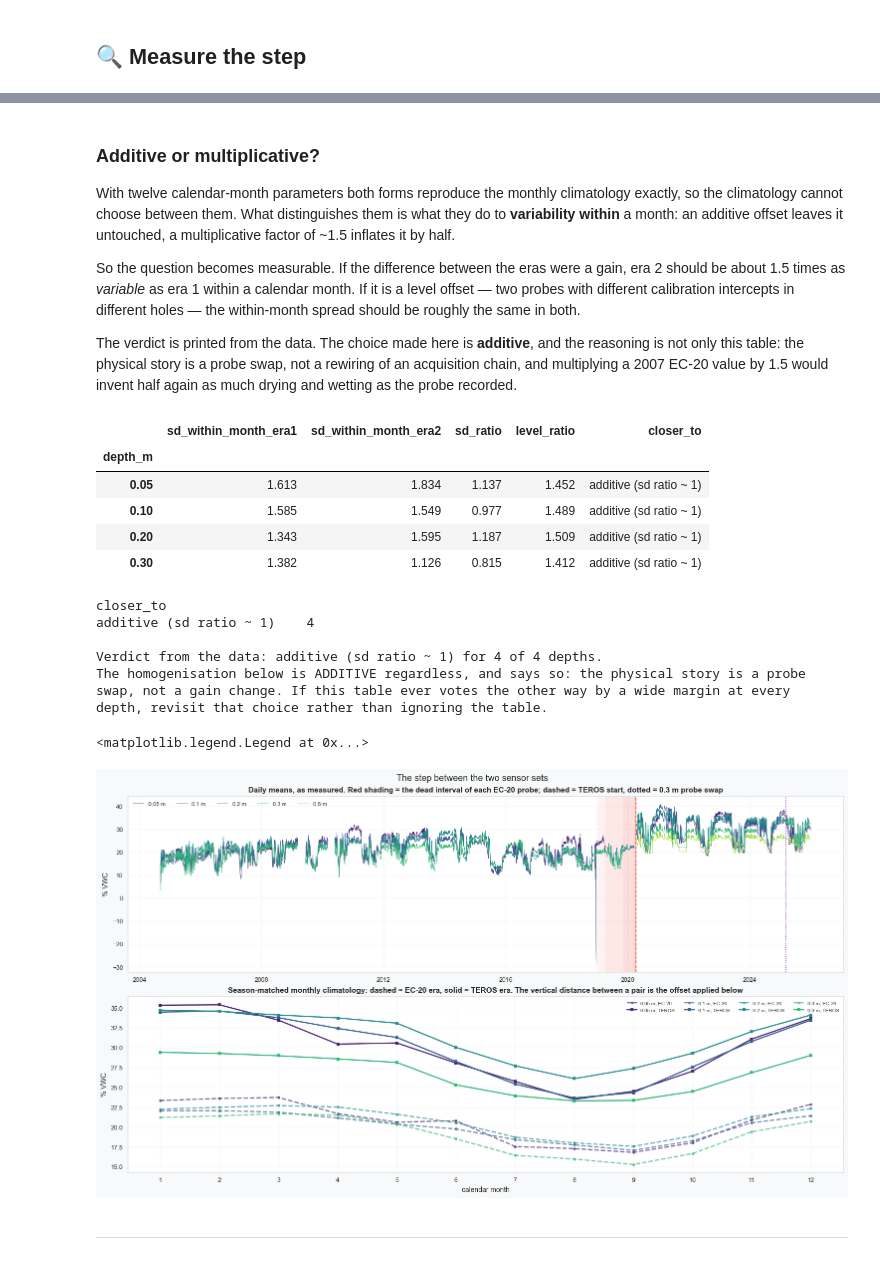
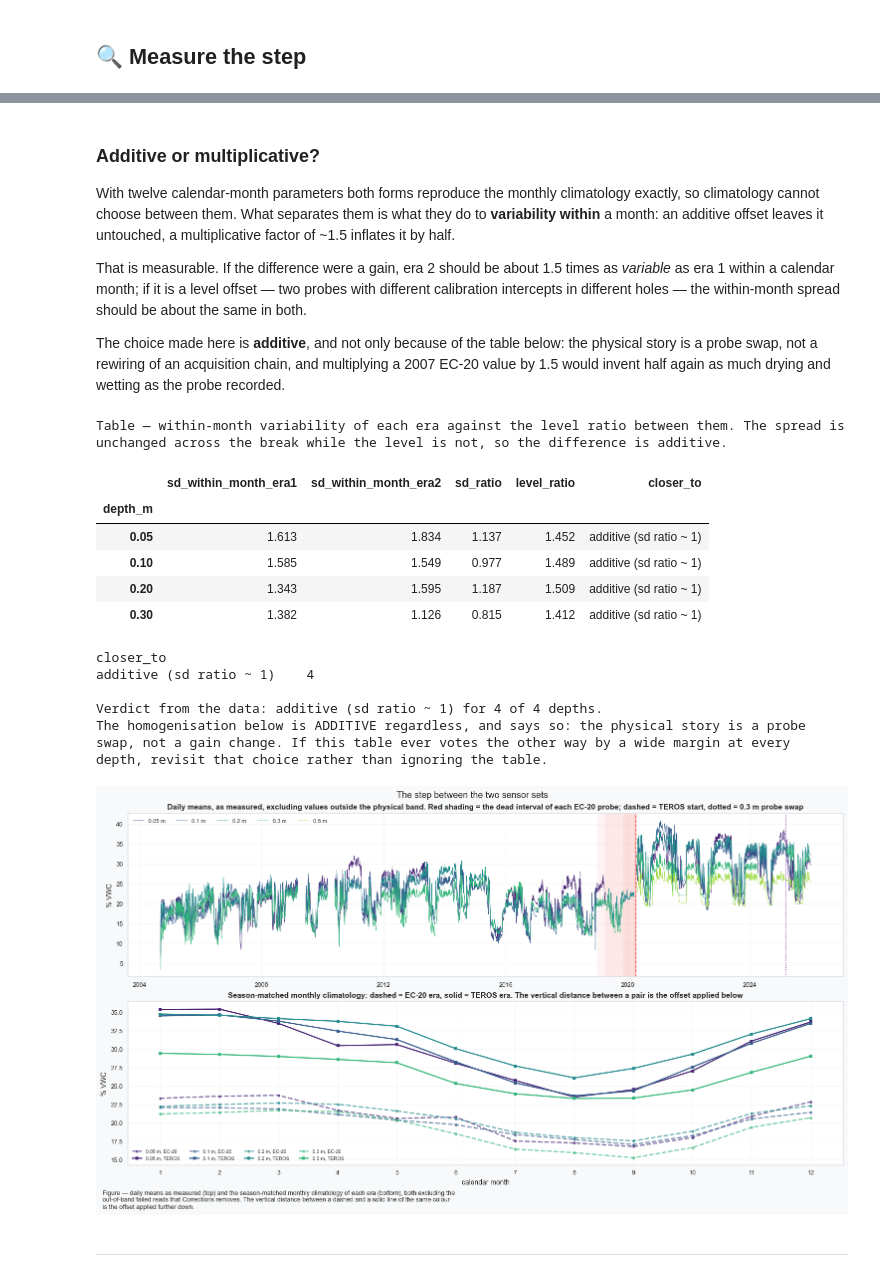
Before and after one commit to holukas/dataset_ch-lae_flux_product, a Jupyter notebook: workflow/10_METEO/30_PRODUCTS/09_METEO_SWC_FF1_2004-2025.ipynb, the cells around one changed output, grey strips where cells are left out. Cells and saved outputs as stored; diff of their text form; code cells hidden in the pictures.

```diff
--- a/workflow/10_METEO/30_PRODUCTS/09_METEO_SWC_FF1_2004-2025.ipynb
+++ b/workflow/10_METEO/30_PRODUCTS/09_METEO_SWC_FF1_2004-2025.ipynb
@@ -828,7 +828,7 @@ the export, outside this repository; see `redact_people()` in the helpers.
 def bulk_plaintext(s) -> str:
     """Like plaintext(), but preserves line structure. Redacts the people it names, as plaintext().
 
-    The bulk row is a 28 k-character paste in which every sub-entry begins on its own line. The
+    The bulk row is a ~29 k-character paste in which every sub-entry begins on its own line. The
     ordinary tag strip turns that into a single line and destroys the only structure there is, so
     <br> and closing block tags become newlines BEFORE the tags are removed.
     """
@@ -1534,9 +1566,16 @@ def era_series(depth, code, clean=True):
     return s.dropna()
 
 
-# Which depths carry more than one sensor era at all - derived, not declared.
-STEP_DEPTHS = [d for d in DEPTHS
-               if len(set(swc[flagcol(d)].unique()) & set(MEASURED_FLAGS)) > 1]
+def multi_era_depths() -> list:
+    """Depths whose flag column currently carries more than one measured era.
+
+    Derived from the flags rather than declared, and re-derived after the corrections below, so a
+    depth that lost an era to screening cannot keep a homogenised column it no longer earns.
+    """
+    return [d for d in DEPTHS if len(set(swc[flagcol(d)].unique()) & set(MEASURED_FLAGS)) > 1]
+
+
+STEP_DEPTHS = multi_era_depths()
 print(f"depths with more than one sensor era: {STEP_DEPTHS} m")
 print(f"depths with a single era (nothing to step): "
       f"{[d for d in DEPTHS if d not in STEP_DEPTHS]} m\n")
@@ -1555,13 +1594,14 @@ for d in STEP_DEPTHS:
                   'season_matched_step': float((m2[_common] - m1[_common]).mean()),
                   'ratio_era2_era1': float(e2.mean() / e1.mean())})
 STEPTAB = pd.DataFrame(_rows).set_index('depth_m').round(3)
+tabcap('the step between the two sensor sets, raw and season-matched. It is large and positive at '
+       'every depth, and no implied ratio is near a round number, so it is not a unit or gain '
+       'error that slipped past the tag check - it is two instruments in two different holes.')
 display(STEPTAB)
 
 print(f"season-matched step: {STEPTAB['season_matched_step'].min():+.2f} to "
       f"{STEPTAB['season_matched_step'].max():+.2f} % VWC across the four depths")
 print(f"implied ratios:      {', '.join(f'{v:.3f}' for v in STEPTAB['ratio_era2_era1'])}")
-print("\nNot one of those ratios is near a round number, so this is not a unit or gain error that\n"
-      "slipped past the tag check. It is two different instruments in two different holes.")
 # %% [output]
 depths with more than one sensor era: ['0.05', '0.1', '0.2', '0.3'] m
 depths with a single era (nothing to step): ['0.5'] m
@@ -1628,20 +1681,17 @@ ratio winter/summer:        1.51
 # %% [markdown]
 ### Additive or multiplicative?
 
-With twelve calendar-month parameters both forms reproduce the monthly climatology exactly, so the
-climatology cannot choose between them. What distinguishes them is what they do to **variability
-within** a month: an additive offset leaves it untouched, a multiplicative factor of ~1.5 inflates
-it by half.
+With twelve calendar-month parameters both forms reproduce the monthly climatology exactly, so
+climatology cannot choose between them. What separates them is what they do to **variability within**
+a month: an additive offset leaves it untouched, a multiplicative factor of ~1.5 inflates it by half.
 
-So the question becomes measurable. If the difference between the eras were a gain, era 2 should be
-about 1.5 times as *variable* as era 1 within a calendar month. If it is a level offset — two probes
-with different calibration intercepts in different holes — the within-month spread should be roughly
-the same in both.
+That is measurable. If the difference were a gain, era 2 should be about 1.5 times as *variable* as
+era 1 within a calendar month; if it is a level offset — two probes with different calibration
+intercepts in different holes — the within-month spread should be about the same in both.
 
-The verdict is printed from the data. The choice made here is **additive**, and the reasoning is
-not only this table: the physical story is a probe swap, not a rewiring of an acquisition chain, and
-multiplying a 2007 EC-20 value by 1.5 would invent half again as much drying and wetting as the
-probe recorded.
+The choice made here is **additive**, and not only because of the table below: the physical story is
+a probe swap, not a rewiring of an acquisition chain, and multiplying a 2007 EC-20 value by 1.5 would
+invent half again as much drying and wetting as the probe recorded.
 # %%
 _rows = []
 for d in STEP_DEPTHS:
@@ -1656,6 +1706,8 @@ VARTAB = pd.DataFrame(_rows).set_index('depth_m').round(3)
 VARTAB['closer_to'] = np.where((VARTAB['sd_ratio'] - 1).abs()
                                < (VARTAB['sd_ratio'] - VARTAB['level_ratio']).abs(),
                                'additive (sd ratio ~ 1)', 'multiplicative (sd ratio ~ level ratio)')
+tabcap('within-month variability of each era against the level ratio between them. The spread is '
+       'unchanged across the break while the level is not, so the difference is additive.')
 display(VARTAB)
 
 _votes = VARTAB['closer_to'].value_counts()
@@ -1665,55 +1717,65 @@ print("The homogenisation below is ADDITIVE regardless, and says so: the physica
       "swap, not a gain change. If this table ever votes the other way by a wide margin at every\n"
       "depth, revisit that choice rather than ignoring the table.")
 # %% [output]
+Table — within-month variability of each era against the level ratio between them. The spread is
+unchanged across the break while the level is not, so the difference is additive.
 |  | sd_within_month_era1 | sd_within_month_era2 | sd_ratio | level_ratio | closer_to |
 | depth_m |  |  |  |  |  |
 | 0.05 | 1.613 | 1.834 | 1.137 | 1.452 | additive (sd ratio ~ 1) |
 | 0.10 | 1.585 | 1.549 | 0.977 | 1.489 | additive (sd ratio ~ 1) |
 | 0.20 | 1.343 | 1.595 | 1.187 | 1.509 | additive (sd ratio ~ 1) |
 | 0.30 | 1.382 | 1.126 | 0.815 | 1.412 | additive (sd ratio ~ 1) |
-closer_to
-additive (sd ratio ~ 1)    4
-
-Verdict from the data: additive (sd ratio ~ 1) for 4 of 4 depths.
-The homogenisation below is ADDITIVE regardless, and says so: the physical story is a probe
-swap, not a gain change. If this table ever votes the other way by a wide margin at every
-depth, revisit that choice rather than ignoring the table.
+closer_to
+additive (sd ratio ~ 1)    4
+
+Verdict from the data: additive (sd ratio ~ 1) for 4 of 4 depths.
+The homogenisation below is ADDITIVE regardless, and says so: the physical story is a probe
+swap, not a gain change. If this table ever votes the other way by a wide margin at every
+depth, revisit that choice rather than ignoring the table.
 # %%
 fig, axs = plt.subplots(nrows=2, figsize=(15, 8.5), dpi=100, layout='constrained')
 fig.suptitle('The step between the two sensor sets', fontsize=13)
 
 _colors = plt.cm.viridis(np.linspace(0.1, 0.85, len(DEPTHS)))
 for _c, d in zip(_colors, DEPTHS):
-    _daily = swc[field(d)].resample('1D').mean()
+    # Band-masked, like STEPTAB and the climatology below. Plotted raw, the 0.1 m failed reads
+    # near -29 % VWC stretch this axis across a range no soil moisture occupies and squash every
+    # real series into the top third of the panel. They are removed for good in Corrections.
+    _s = swc[field(d)]
+    _daily = _s.where(_s.between(*SWC_PLAUSIBLE_PCT)).resample('1D').mean()
     axs[0].plot(_daily.index, _daily.values, lw=0.6, color=_c, label=f'{d} m')
 _swap = pd.Timestamp(SENSOR_SWAP)
 for d in MST_DEPTHS:
     axs[0].axvspan(mst[field(d)].last_valid_index(), diive_[field(d)].first_valid_index(),
                    color='#F44336', alpha=.06)
 axs[0].axvline(diive_[field(DEPTHS[0])].first_valid_index(), color='#F44336', ls='--', lw=1.2)
 axs[0].axvline(_swap, color='#7B1FA2', ls=':', lw=1.2)
 axs[0].set_ylabel('% VWC')
-axs[0].set_title('Daily means, as measured. Red shading = the dead interval of each EC-20 probe; '
-                 'dashed = TEROS start, dotted = 0.3 m probe swap', fontsize=11)
+axs[0].set_title('Daily means, as measured, excluding values outside the physical band. Red '
+                 'shading = the dead interval of each EC-20 probe; dashed = TEROS start, '
+                 'dotted = 0.3 m probe swap', fontsize=11)
 axs[0].legend(fontsize=8, ncol=5)
 
 for _c, d in zip(_colors, STEP_DEPTHS):
     e1, e2 = era_series(d, FLAG_EC20_MST), era_series(d, FLAG_TEROS_DIIVE)
     if e1.empty:
         continue
     axs[1].plot(range(1, 13), e1.groupby(e1.index.month).mean().reindex(range(1, 13)),
                 marker='o', ms=4, ls='--', color=_c, alpha=.7, label=f'{d} m, EC-20')
     axs[1].plot(range(1, 13), e2.groupby(e2.index.month).mean().reindex(range(1, 13)),
                 marker='s', ms=4, ls='-', color=_c, label=f'{d} m, TEROS')
 axs[1].set_xticks(range(1, 13))
 axs[1].set_xlabel('calendar month')
 axs[1].set_ylabel('% VWC')
 axs[1].set_title('Season-matched monthly climatology: dashed = EC-20 era, solid = TEROS era. '
                  'The vertical distance between a pair is the offset applied below', fontsize=11)
 axs[1].legend(fontsize=7, ncol=4)
+figcap(fig, 'daily means as measured (top) and the season-matched monthly climatology of each era '
+            '(bottom), both excluding the out-of-band failed reads that Corrections removes. The '
+            'vertical distance between a dashed and a solid line of the same colour is the offset '
+            'applied further down.')
 # %% [output]
-<matplotlib.legend.Legend at 0x...>
-[figure, old version]
+[figure, new version]
 # %% [markdown]
 ***
 # %% [markdown]
```
Also changed, not shown: parts of 66 cells of this notebook.
